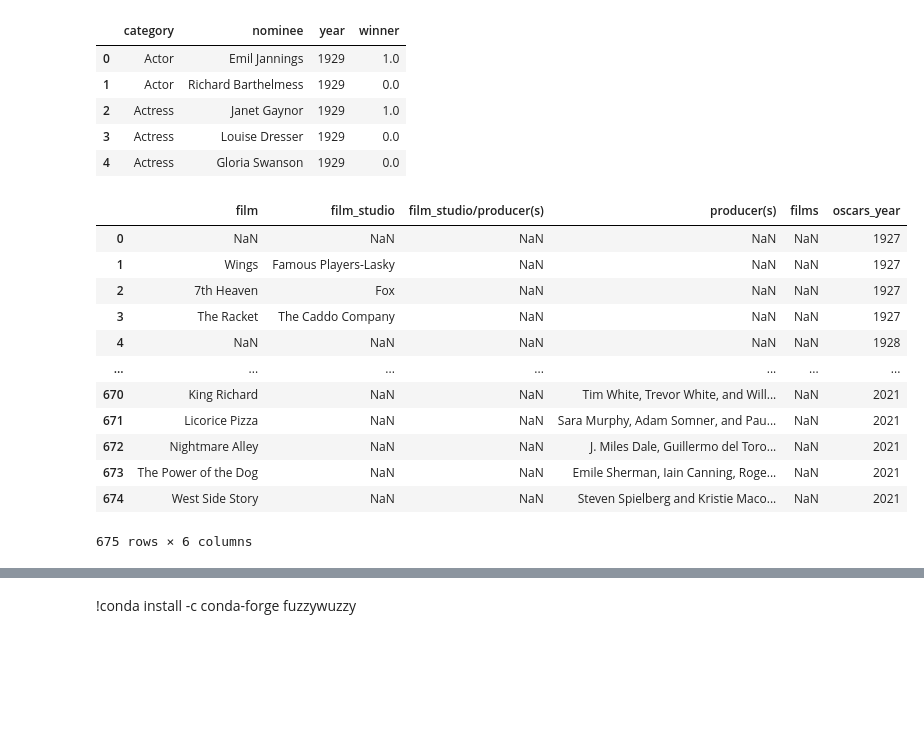
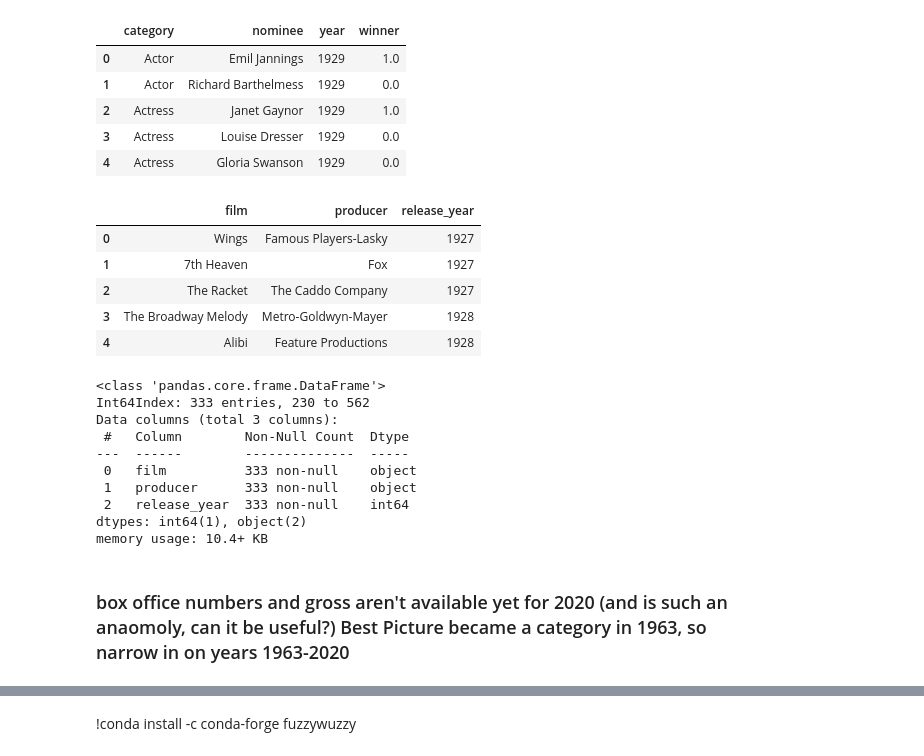
Before and after one commit to zoeteets/capstone, a Jupyter notebook: all dataframes.ipynb, the cells around one changed output, grey strips where cells are left out. Saved outputs shown, nothing was run; the diff lists cells and outputs as text; code cells hidden in the pictures; blank space fills up the shorter version.

```diff
--- a/all dataframes.ipynb
+++ b/all dataframes.ipynb
@@ -4,7 +4,7 @@ import pandas as pd
 bp_details = pd.read_csv('bp_details.csv')
 all_bp = pd.read_csv('all_bp.csv')
 all_oscars = pd.read_csv('all_oscars.csv')
-bp_nominees = pd.read_csv('bp_nominees.csv')
+bp_nominees = pd.read_csv('wiki_clean.csv')
 # %%
 #take a look
 bp_details.head()
@@ -50,19 +50,29 @@ all_oscars.head()
 | 4 | Actress | Gloria Swanson | 1929 | 0.0 |
 # %%
 bp_nominees = bp_nominees.drop(columns={'Unnamed: 0'})
-bp_nominees
+bp_nominees.head()
 # %% [output]
-|  | film | film_studio | film_studio/producer(s) | producer(s) | films | oscars_year |
-| 0 | NaN | NaN | NaN | NaN | NaN | 1927 |
-| 1 | Wings | Famous Players-Lasky | NaN | NaN | NaN | 1927 |
-| 2 | 7th Heaven | Fox | NaN | NaN | NaN | 1927 |
-| 3 | The Racket | The Caddo Company | NaN | NaN | NaN | 1927 |
-| 4 | NaN | NaN | NaN | NaN | NaN | 1928 |
-| ... | ... | ... | ... | ... | ... | ... |
-| 670 | King Richard | NaN | NaN | Tim White, Trevor White, and Will... | NaN | 2021 |
-| 671 | Licorice Pizza | NaN | NaN | Sara Murphy, Adam Somner, and Pau... | NaN | 2021 |
-| 672 | Nightmare Alley | NaN | NaN | J. Miles Dale, Guillermo del Toro... | NaN | 2021 |
-| 673 | The Power of the Dog | NaN | NaN | Emile Sherman, Iain Canning, Roge... | NaN | 2021 |
-| 674 | West Side Story | NaN | NaN | Steven Spielberg and Kristie Maco... | NaN | 2021 |
+|  | film | producer | release_year |
+| 0 | Wings | Famous Players-Lasky | 1927 |
+| 1 | 7th Heaven | Fox | 1927 |
+| 2 | The Racket | The Caddo Company | 1927 |
+| 3 | The Broadway Melody | Metro-Goldwyn-Mayer | 1928 |
+| 4 | Alibi | Feature Productions | 1928 |
-675 rows × 6 columns
+# %%
+bp_nominees = bp_nominees.query('release_year >= 1962')
+bp_nominees = bp_nominees.query('release_year <= 2019')
+bp_nominees.info()
+# %% [output]
+<class 'pandas.core.frame.DataFrame'>
+Int64Index: 333 entries, 230 to 562
+Data columns (total 3 columns):
+ #   Column        Non-Null Count  Dtype
+---  ------        --------------  -----
+ 0   film          333 non-null    object
+ 1   producer      333 non-null    object
+ 2   release_year  333 non-null    int64
+dtypes: int64(1), object(2)
+memory usage: 10.4+ KB
+# %% [markdown]
+### box office numbers and gross aren't available yet for 2020 (and is such an anaomoly, can it be useful?) Best Picture became a category in 1963, so narrow in on years 1963-2020
 # %%
```
Also changed, not shown: parts of 34 cells of this notebook.
